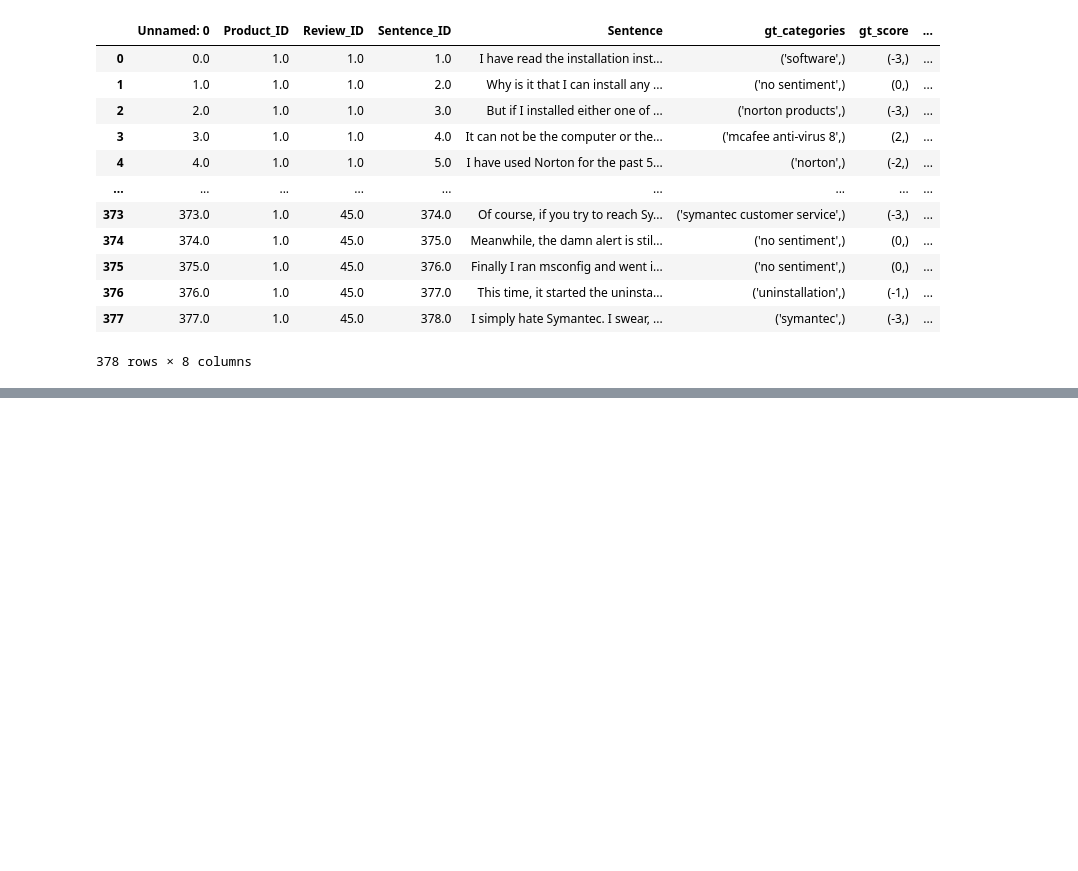
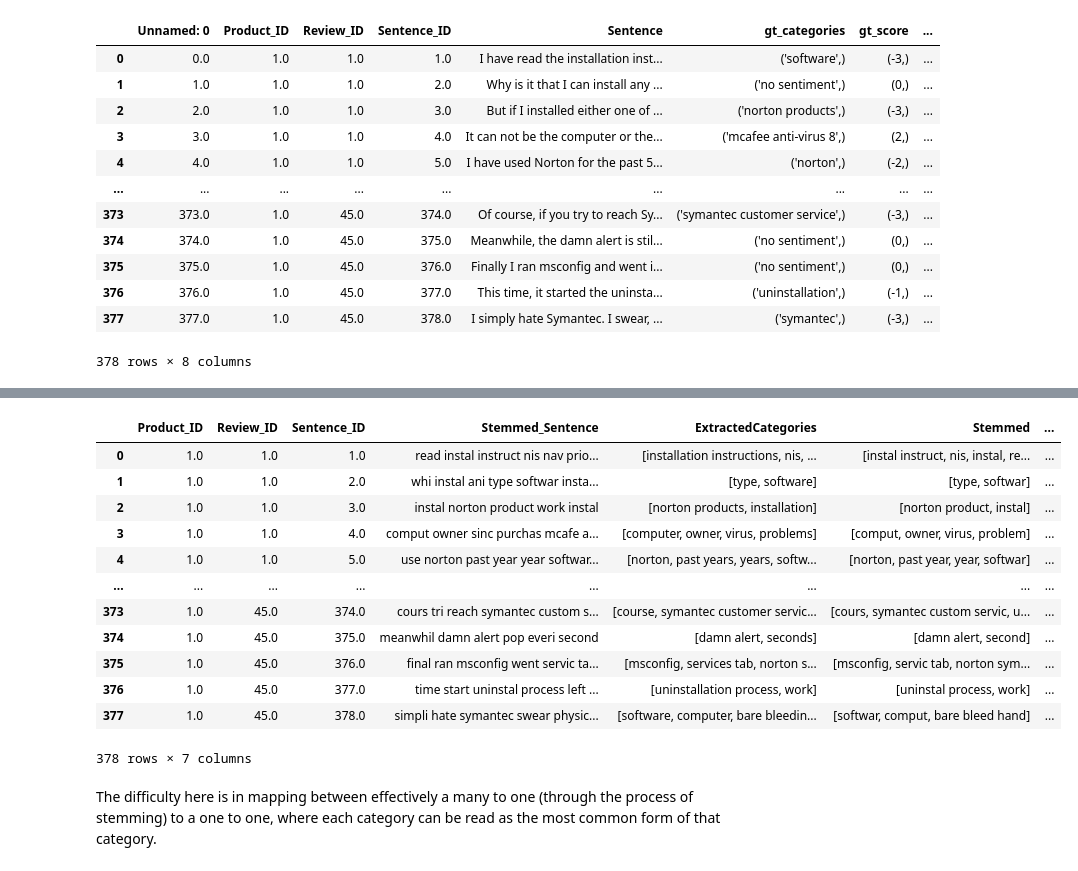
Before and after one commit to metajos/opinion-miner, a Jupyter notebook: testing.ipynb, the cells around one changed output, grey strips where cells are left out. Cells and saved outputs as stored; diff of their text form; code cells hidden in the pictures; blank space fills up the shorter version.

Commit message:
started implemented fuzzy matching

```diff
--- a/testing.ipynb
+++ b/testing.ipynb
@@ -103,0 +111,6 @@ counter.most_common()
+# %%
+df = pd.DataFrame(counts, columns=["Count"])
+df["topics"] = pd.Series(topics)
+df["c_frqncy"] = df["Count"].cumsum()
+df["cfd"] = (df["c_frqncy"] / df["c_frqncy"].max())
+plt.plot(df["cfd"])
@@ -103,0 +120,5 @@ counter.most_common()
+# %%
+threshold = 0.33
+significant_topics = df.where(df["cfd"] < threshold).dropna()
+searchable_topics = significant_topics["topics"]
+searchable_topics
@@ -103,0 +143,38 @@ counter.most_common()
+# %%
+from nltk.metrics import distance
+def fuzzymatch(target_words, test_word):
+    for target_word in target_words:
+        if distance.edit_distance(test_word, target_word) <= 1:
+            return target_word
+    return None
+
+fuzzymatch(searchable_topics, "uninstal")
+# %%
+# search through the original words to retrieve the keywords associated to the stem in a new
+def fuzzy_match_categories(test_categories, target_categories):
+    matched_categories = []
+    for word in test_categories:
+        match = fuzzymatch(target_categories, word)
+        if match:
+            matched_categories.append(match)
+    return matched_categories
+
+category_table["fuzzymatched_topics"] = pd.Series(map(lambda x: fuzzy_match_categories(x, searchable_topics), category_table.Stemmed))
+# %%
+category_table
+# %% [output]
+|  | Product_ID | Review_ID | Sentence_ID | Stemmed_Sentence | ExtractedCategories | Stemmed | ... |
+| 0 | 1.0 | 1.0 | 1.0 | read instal instruct nis nav prio... | [installation instructions, nis, ... | [instal instruct, nis, instal, re... | ... |
+| 1 | 1.0 | 1.0 | 2.0 | whi instal ani type softwar insta... | [type, software] | [type, softwar] | ... |
+| 2 | 1.0 | 1.0 | 3.0 | instal norton product work instal | [norton products, installation] | [norton product, instal] | ... |
+| 3 | 1.0 | 1.0 | 4.0 | comput owner sinc purchas mcafe a... | [computer, owner, virus, problems] | [comput, owner, virus, problem] | ... |
+| 4 | 1.0 | 1.0 | 5.0 | use norton past year year softwar... | [norton, past years, years, softw... | [norton, past year, year, softwar] | ... |
+| ... | ... | ... | ... | ... | ... | ... | ... |
+| 373 | 1.0 | 45.0 | 374.0 | cours tri reach symantec custom s... | [course, symantec customer servic... | [cours, symantec custom servic, u... | ... |
+| 374 | 1.0 | 45.0 | 375.0 | meanwhil damn alert pop everi second | [damn alert, seconds] | [damn alert, second] | ... |
+| 375 | 1.0 | 45.0 | 376.0 | final ran msconfig went servic ta... | [msconfig, services tab, norton s... | [msconfig, servic tab, norton sym... | ... |
+| 376 | 1.0 | 45.0 | 377.0 | time start uninstal process left ... | [uninstallation process, work] | [uninstal process, work] | ... |
+| 377 | 1.0 | 45.0 | 378.0 | simpli hate symantec swear physic... | [software, computer, bare bleedin... | [softwar, comput, bare bleed hand] | ... |
+378 rows × 7 columns
+# %% [markdown]
+The difficulty here is in mapping between effectively a many to one (through the process of stemming) to a one to one, where each category can be read as the most common form of that category.
```
Also changed, not shown: parts of 10 cells of this notebook, 1 other file.
